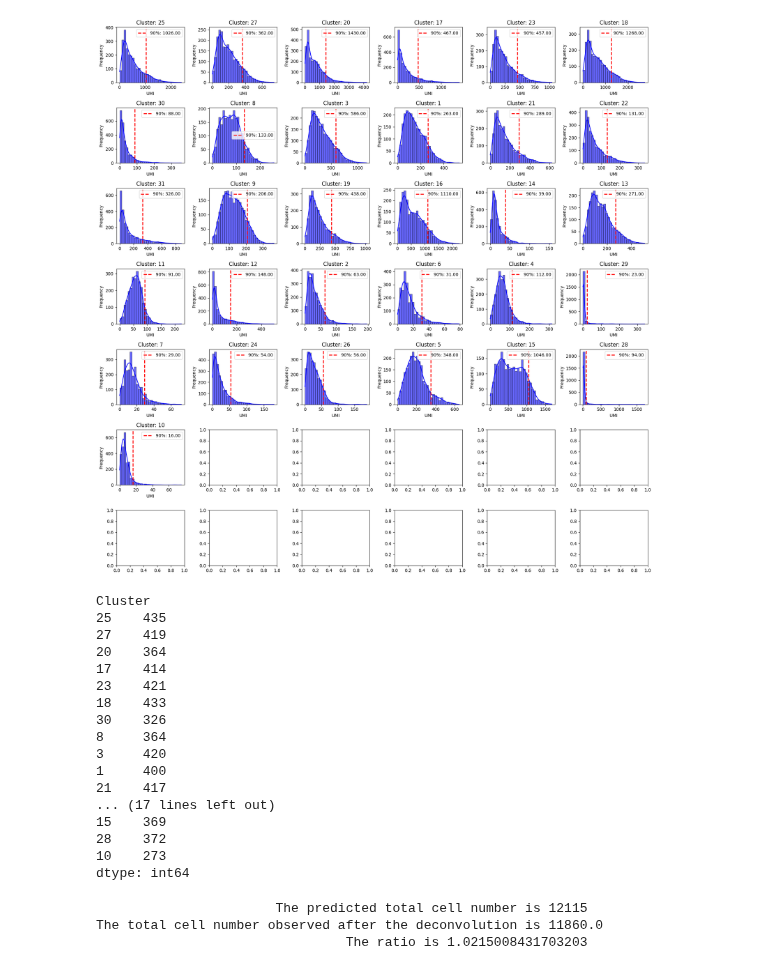
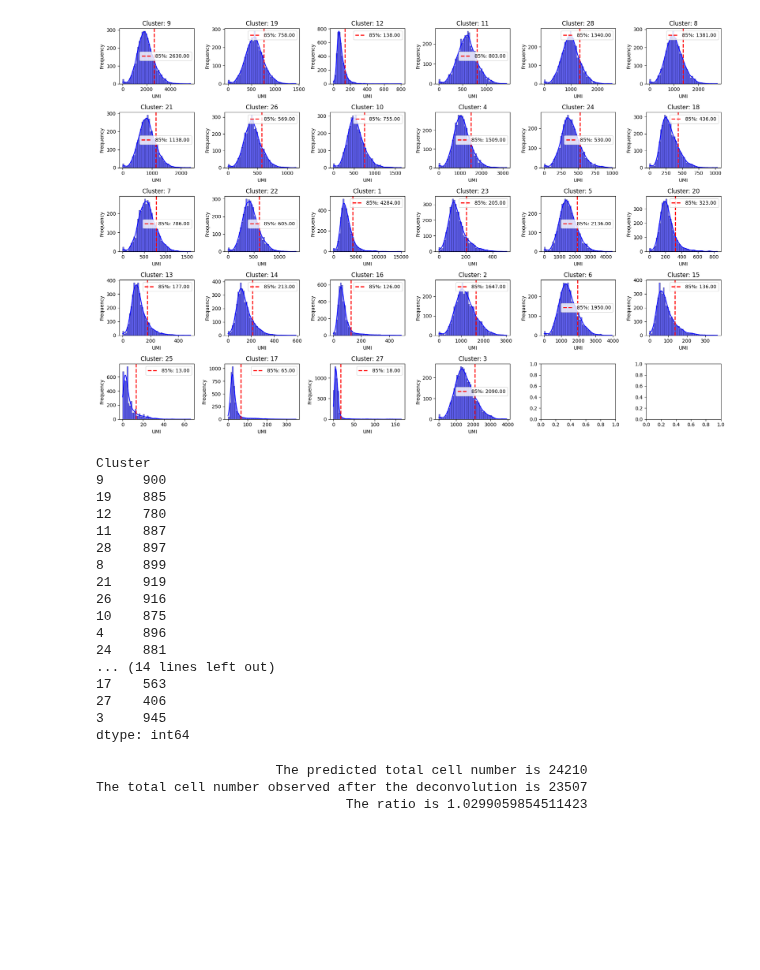
Before and after one commit to Perik-Zavodskii/CoexpressDeconvolve, a Jupyter notebook: StarMap for Visium-SD.ipynb, the cells around one changed output. Drawn from its saved outputs; the diff is of its cells as text; code cells hidden in the pictures; blank space fills up the shorter version.

```diff
--- a/StarMap for Visium-SD.ipynb
+++ b/StarMap for Visium-SD.ipynb
@@ -57,6 +62,21 @@ def fit_negative_binomial(data):
         r_est, p_est = np.nan, np.nan  # Handle edge cases where variance is too low
 
     return r_est, p_est
+
+def VisiumUMISumPerGene(path):
+    Features = pd.read_csv(f"{path}/filtered_feature_bc_matrix/features.tsv.gz", header=None,
+                           low_memory=False,
+                           sep='\t')
+    Features = Features.iloc[:, 1]
+    from scipy.io import mmread
+    Matrix = mmread(f"{path}/filtered_feature_bc_matrix/matrix.mtx.gz")
+    from scipy.sparse import csr_matrix
+    sdf = csr_matrix(Matrix, dtype='int8')
+    UMI_sum = pd.DataFrame(sdf.sum(axis=1))
+    UMI_sum.set_index(Features, inplace=True)
+    UMI_sum.index.names = ['Features']
+    UMI_sum.rename(columns={0:'Feature Counts in Spots Under Tissue'}, inplace=True)
+    return UMI_sum
 # %%
 tissue_positions_data = ReadPositionsVisiumSD(".")
 
@@ -120,0 +120,9 @@ Metrics
+# %%
+# Make sure to trim the genes with the low expression! This usually results in the 8-10K genes retained
+
+Metrics = VisiumUMISumPerGene('.')
+# Metrics = Metrics[~Metrics.index.str.startswith(('MT-', 'LINC', 'MIR'))]
+Metrics.drop(Metrics[Metrics['Feature Counts in Spots Under Tissue'] < 1000].index, inplace=True)
+# Metrics.drop(Metrics[Metrics['Feature Counts in Spots Under Tissue'] > 50000].index, inplace=True)
+
+Metrics
@@ -269,7 +285,7 @@ deconvolution
 # %%
 df = deconvolution.T
 
-percentile = 0.9 # 0.8 - 0.95 is the recommended range
+percentile = 0.85 # 0.8 - 0.95 is the recommended range
 
 from scipy.stats import nbinom
 
@@ -288,23 +304,23 @@ thresholds = {col: nbinom.ppf(percentile, nb_params_df.loc[col, "r"], nb_params_
 thresholds_df = pd.DataFrame.from_dict(thresholds, orient="index", columns=["UMI Th"])
 # %%
 # Plot histograms with percentile threshold lines
-fig, axes = plt.subplots(nrows=7, ncols=6, figsize=(18, 18))
+fig, axes = plt.subplots(nrows=6, ncols=6, figsize=(18, 18))
 axes = axes.flatten()
 
 for i, col in enumerate(df_numeric.columns):
     ax = axes[i]
-    sns.histplot(df_numeric[col], bins=30, kde=True, color="blue", edgecolor="black", alpha=0.6, ax=ax)
-    ax.axvline(thresholds[col], color="red", linestyle="dashed", linewidth=2, label=f"90%: {thresholds[col]:.2f}")
+    sns.histplot(df_numeric[col], bins=50, kde=True, color="blue", edgecolor="black", alpha=0.6, ax=ax)
+    ax.axvline(thresholds[col], color="red", linestyle="dashed", linewidth=2, label=f"85%: {thresholds[col]:.2f}")
     ax.set_title(f"Cluster: {col}")
     ax.set_xlabel("UMI")
     ax.set_ylabel("Frequency")
     ax.legend()
 
 # Adjust layout
 plt.tight_layout()
 plt.show()
 # %% [output]
-[figure, old version]
+[figure, new version]
 # %%
 # thresholds_df.T
 # %%
@@ -353,33 +369,33 @@ cell_count = cell_count.fillna(0).astype(int)
 cell_count.T.sum()
 # %% [output]
 Cluster
-25    435
-27    419
-20    364
-17    414
-23    421
-18    433
-30    326
-8     364
-3     420
-1     400
-21    417
-... (17 lines left out)
-15    369
-28    372
-10    273
+9     900
+19    885
+12    780
+11    887
+28    897
+8     899
+21    919
+26    916
+10    875
+4     896
+24    881
+... (14 lines left out)
+17    563
+27    406
+3     945
 dtype: int64
 # %%
-cells_per_spot = 5 # Set putative meadian cell per spot count
+cells_per_spot = 6 # Set putative meadian cell per spot count
 spots = deconvolution.shape[1]
 
 print(f'                       The predicted total cell number is {spots * cells_per_spot}')
 print(f'The total cell number observed after the deconvolution is {cell_count.T.sum().sum()}')
 print(f'                                The ratio is {(spots * cells_per_spot)/(cell_count.T.sum().sum())}')
 # %% [output]
-                       The predicted total cell number is 12115
-The total cell number observed after the deconvolution is 11860.0
-                                The ratio is 1.0215008431703203
+                       The predicted total cell number is 24210
+The total cell number observed after the deconvolution is 23507
+                                The ratio is 1.0299059854511423
 # %%
 # Call Putative cell clusters per spot
 
```
Also changed, not shown: parts of 19 cells of this notebook.
